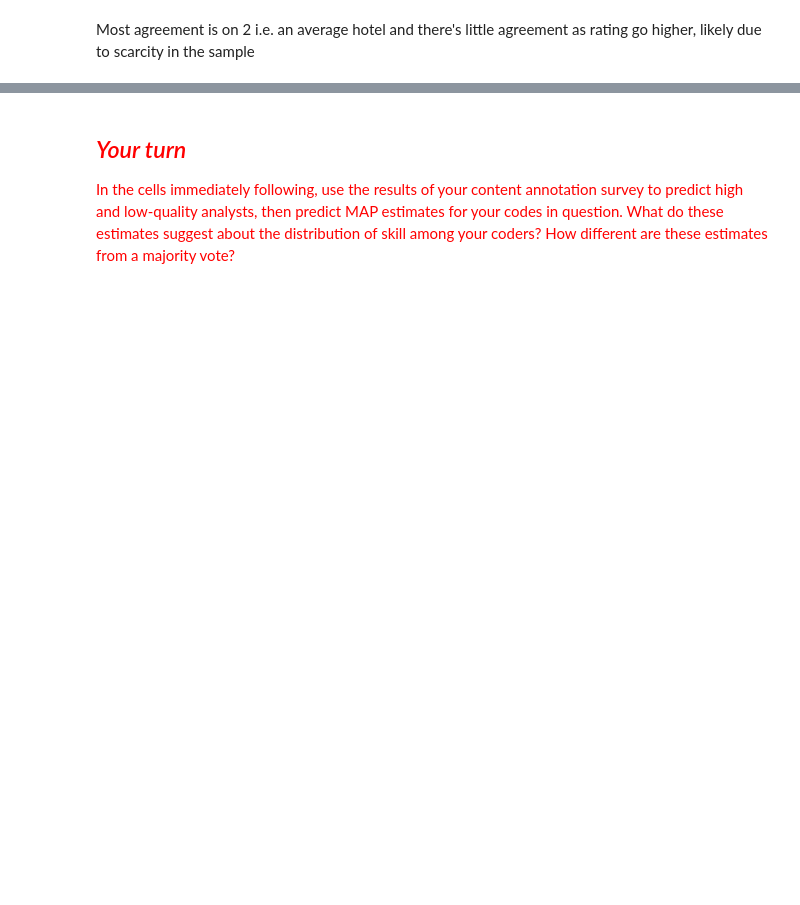
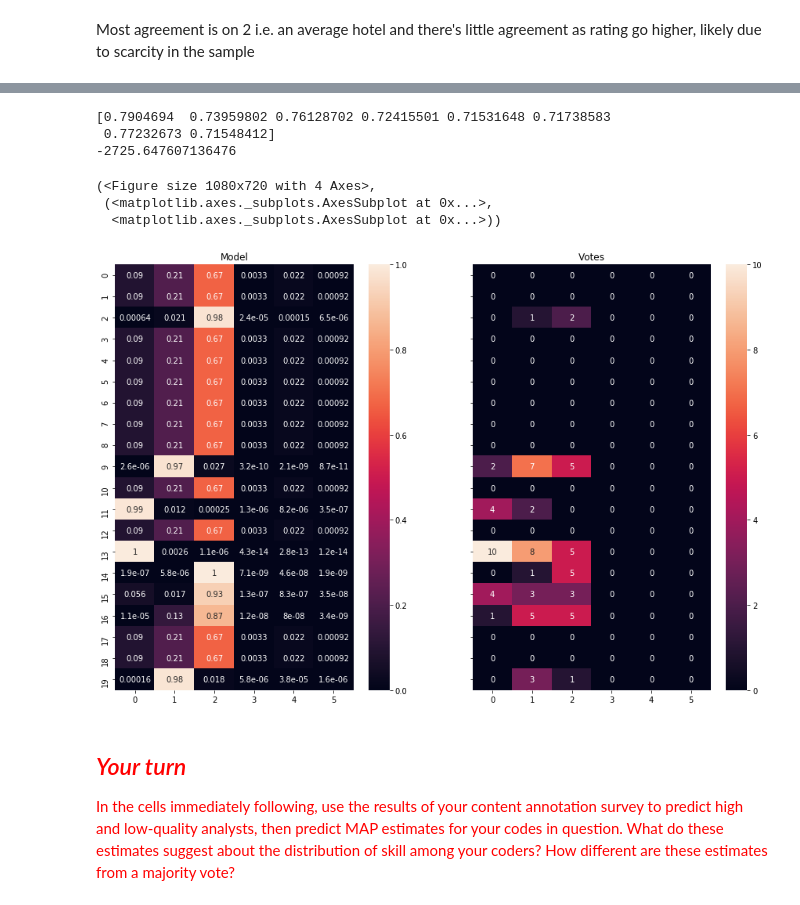
Before and after one commit to Computational-Content-Analysis-2020/Content-Analysis-2020, a Jupyter notebook: week-2/2-Reliability.ipynb, the cells around one changed output, grey strips where cells are left out. Saved outputs shown, nothing was run; the diff lists cells and outputs as text; code cells hidden in the pictures; blank space fills up the shorter version.

```diff
--- a/week-2/2-Reliability.ipynb
+++ b/week-2/2-Reliability.ipynb
@@ -549,28 +924,37 @@ seaborn.heatmap(m, ax =ax)
 # %%
-# model_hot = ModelBt.create_initial_state(5, 49)
-# model_hot.mle(anno_hot.annotations)
-#print(model.theta)
-# print(model_hot.log_likelihood(anno_hot.annotations))
+model_hot = ModelBt.create_initial_state(6, 49)
+model_hot.mle(anno_hot.annotations)
+print(model.theta)
+print(model_hot.log_likelihood(anno_hot.annotations))
+# %% [output]
+[0.7904694  0.73959802 0.76128702 0.72415501 0.71531648 0.71738583
+ 0.77232673 0.71548412]
+-2725.647607136476
 # %%
-# def makeQuestionComparison(model, anno_target, num_questions = 20):
-#     votes = []
-#     for r in anno_target.annotations:
-#         v = [0] * len(anno_target.labels)
-#         votes.append(v)
-#         for a in r:
-#             if a > -1:
-#                 v[a] += 1
-#     votes_array = np.array(votes)
-#     posterior = model.infer_labels(anno_target.annotations)
-#     fig, (ax1, ax2) = plt.subplots(ncols=2, figsize = (15, 10), sharey=True)
+def makeQuestionComparison(model, anno_target, num_questions = 20):
+    votes = []
+    for r in anno_target.annotations:
+        v = [0] * len(anno_target.labels)
+        votes.append(v)
+        for a in r:
+            if a > -1:
+                v[a] += 1
+    votes_array = np.array(votes)
+    posterior = model.infer_labels(anno_target.annotations)
+    fig, (ax1, ax2) = plt.subplots(ncols=2, figsize = (15, 10), sharey=True)
 
-#     seaborn.heatmap(votes_array[:num_questions], annot = True, ax=ax2)
-#     seaborn.heatmap(np.nan_to_num(posterior,0)[:num_questions], annot=True, ax =ax1)
-#     ax1.set_title("Model")
-#     ax2.set_title("Votes")
-#     return fig, (ax1, ax2)
+    seaborn.heatmap(votes_array[:num_questions], annot = True, ax=ax2)
+    seaborn.heatmap(np.nan_to_num(posterior,0)[:num_questions], annot=True, ax =ax1)
+    ax1.set_title("Model")
+    ax2.set_title("Votes")
+    return fig, (ax1, ax2)
 # %%
-# makeQuestionComparison(model_hot, anno_hot)
+makeQuestionComparison(model_hot, anno_hot)
+# %% [output]
+(<Figure size 1080x720 with 4 Axes>,
+ (<matplotlib.axes._subplots.AxesSubplot at 0x...>,
+  <matplotlib.axes._subplots.AxesSubplot at 0x...>))
+[figure, added]
 # %% [markdown]
 ## <span style="color:red">*Your turn*</span>
 
```
Also changed, not shown: parts of 62 cells of this notebook.
